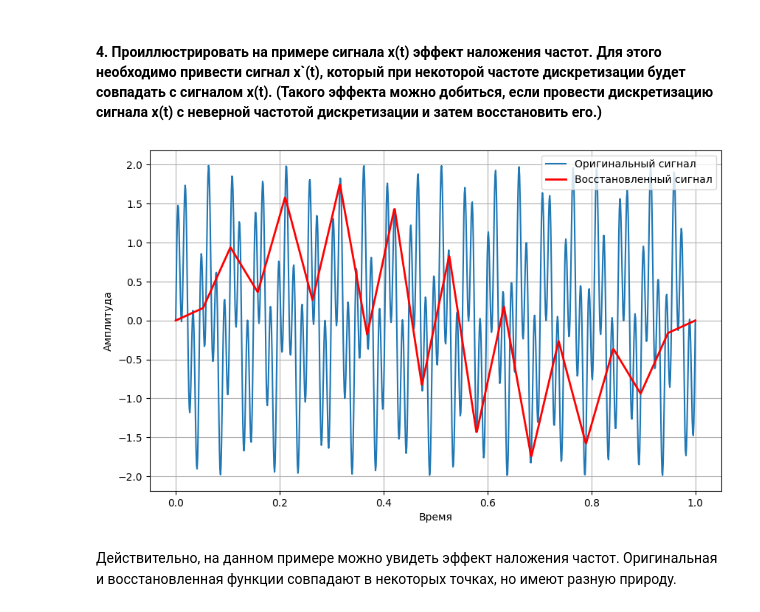
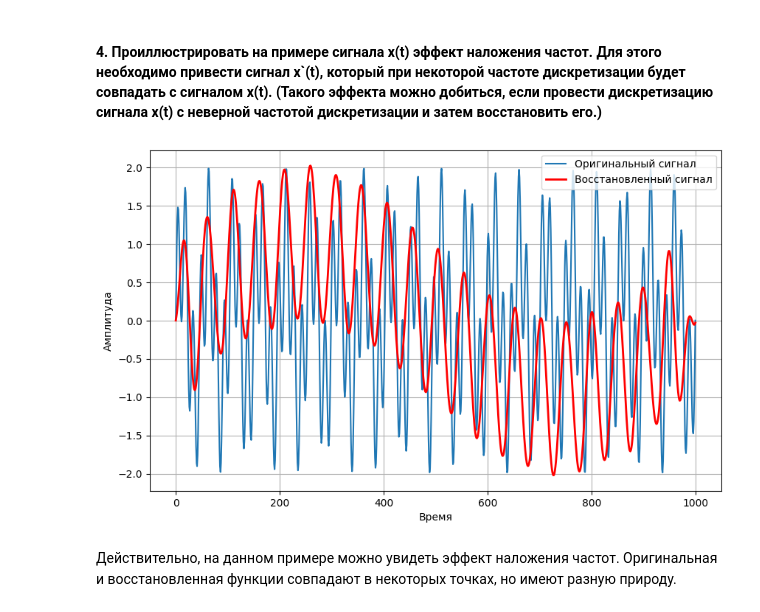
Before and after one commit to Ibilis37/DSP_, a Jupyter notebook: МОЦОС_1.ipynb, the cells around one changed output. Saved outputs shown, nothing was run; the diff lists cells and outputs as text; code cells hidden in the pictures.

```diff
--- a/МОЦОС_1.ipynb
+++ b/МОЦОС_1.ipynb
@@ -91,27 +92,23 @@ for fs in fs_values:
 # %%
 x = lambda t: np.sin(2 * np.pi * v1 * t) + np.sin(2 * np.pi * v2 * t)
 fs_wrong = 20
 fs = 1000
 # Создание временной оси
-t = np.linspace(0, 1, 1000)
+t=np.linspace(0,1,fs)
+t2 = np.linspace(0, 1, v2)
 
-# Дискретизация сигнала с неправильной частотой дискретизации
-t_wrong = np.linspace(0, 1, int(len(t)/fs * fs_wrong))
-
-# Восстановление сигнала с правильной частотой дискретизации
-x_restored = np.interp(t, t_wrong, x(t_wrong)) # ф-ия интерполяции
-
+x_restored = sc.signal.resample(x(t2),fs) # ф-ия интерполяции
 # Построение графиков
 plt.figure(figsize=(10, 6))
-plt.plot(t, x(t), label='Оригинальный сигнал')
-plt.plot(t, x_restored, label='Восстановленный сигнал', color = 'r', linewidth = 2)
+plt.plot(x(t), label='Оригинальный сигнал')
+plt.plot(x_restored, label='Восстановленный сигнал', color = 'r', linewidth = 2)
 plt.xlabel('Время')
 plt.ylabel('Амплитуда')
 plt.legend()
 plt.grid(True)
 plt.show()
 # %% [output]
-[figure, old version]
+[figure, new version]
 # %% [markdown]
 Действительно, на данном примере можно увидеть эффект наложения частот. Оригинальная и восстановленная функции совпадают в некоторых точках, но имеют разную природу.
 # %% [markdown]
```
Also changed, not shown: parts of 12 cells of this notebook.
